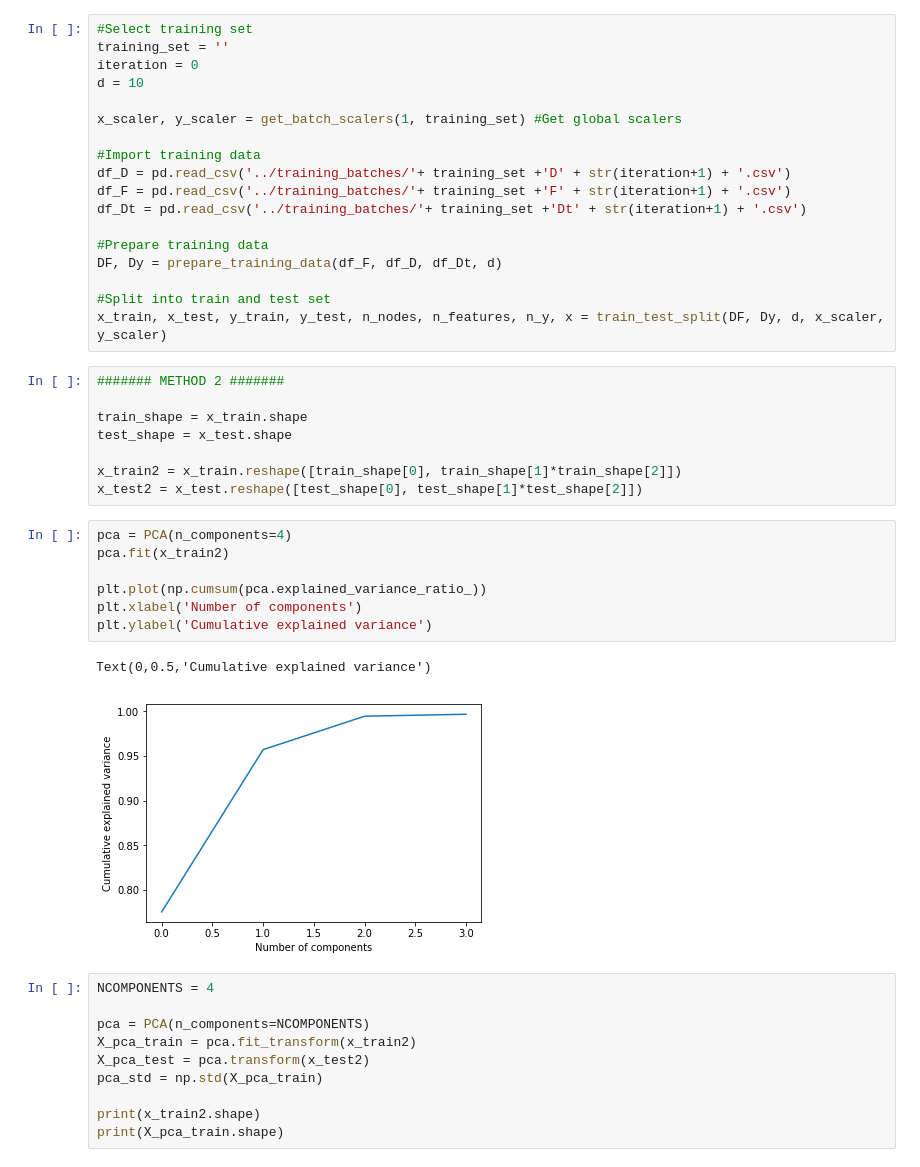
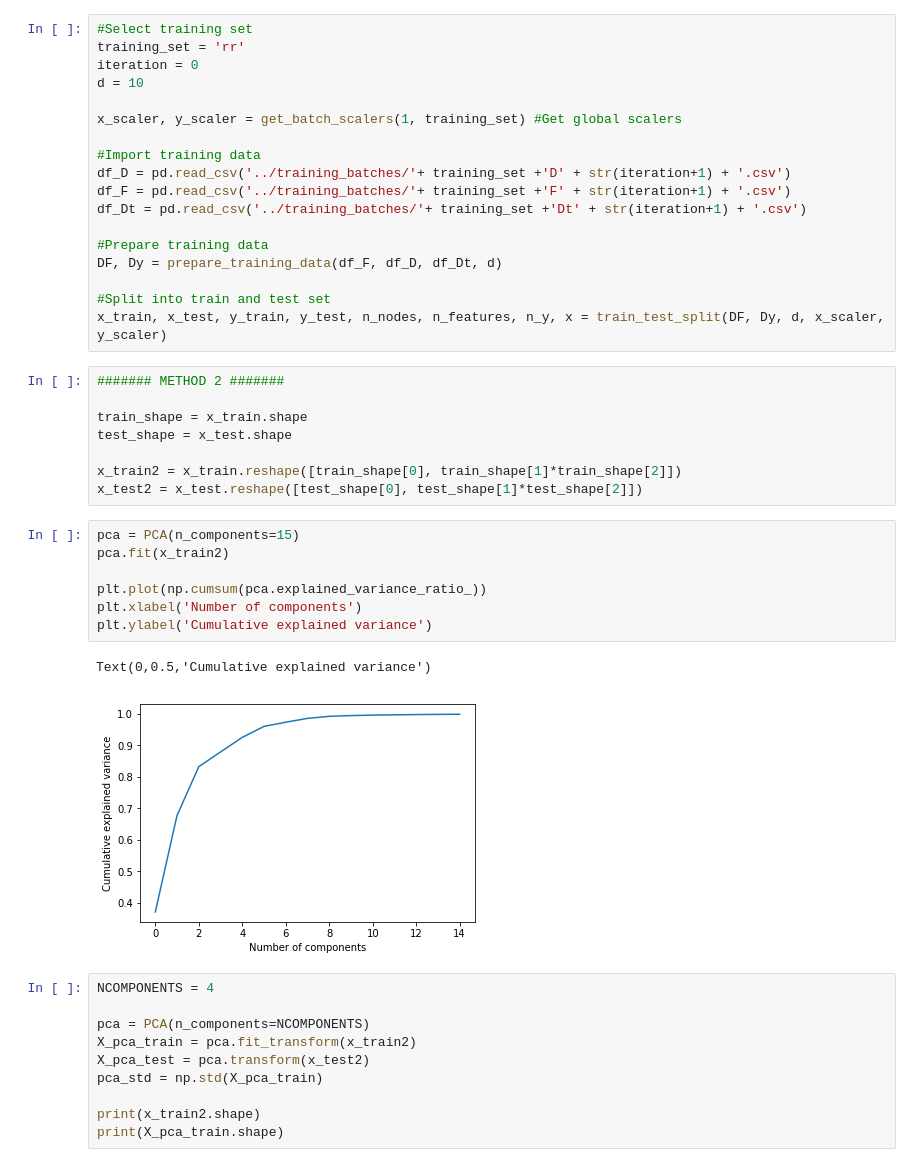
Before and after one commit to endrehp/FEM-ML2, a Jupyter notebook: RNN_velocity_control_pca_architecture_test.ipynb, the cells around one changed output. Cells and saved outputs as stored; diff of their text form.

```diff
--- a/RNN_velocity_control_pca_architecture_test.ipynb
+++ b/RNN_velocity_control_pca_architecture_test.ipynb
@@ -211,6 +211,6 @@ random.randint(0,100)
 # %%
 #Select training set
-training_set = ''
+training_set = 'rr'
 iteration = 0
 d = 10
 
@@ -235,15 +235,15 @@ test_shape = x_test.shape
 x_train2 = x_train.reshape([train_shape[0], train_shape[1]*train_shape[2]])
 x_test2 = x_test.reshape([test_shape[0], test_shape[1]*test_shape[2]])
 # %%
-pca = PCA(n_components=4)
+pca = PCA(n_components=15)
 pca.fit(x_train2)
 
 plt.plot(np.cumsum(pca.explained_variance_ratio_))
 plt.xlabel('Number of components')
 plt.ylabel('Cumulative explained variance')
 # %% [output]
 Text(0,0.5,'Cumulative explained variance')
-[figure, old version]
+[figure, new version]
 # %%
 NCOMPONENTS = 4
 
```
Also changed, not shown: parts of 3 cells of this notebook, 8 other files.
